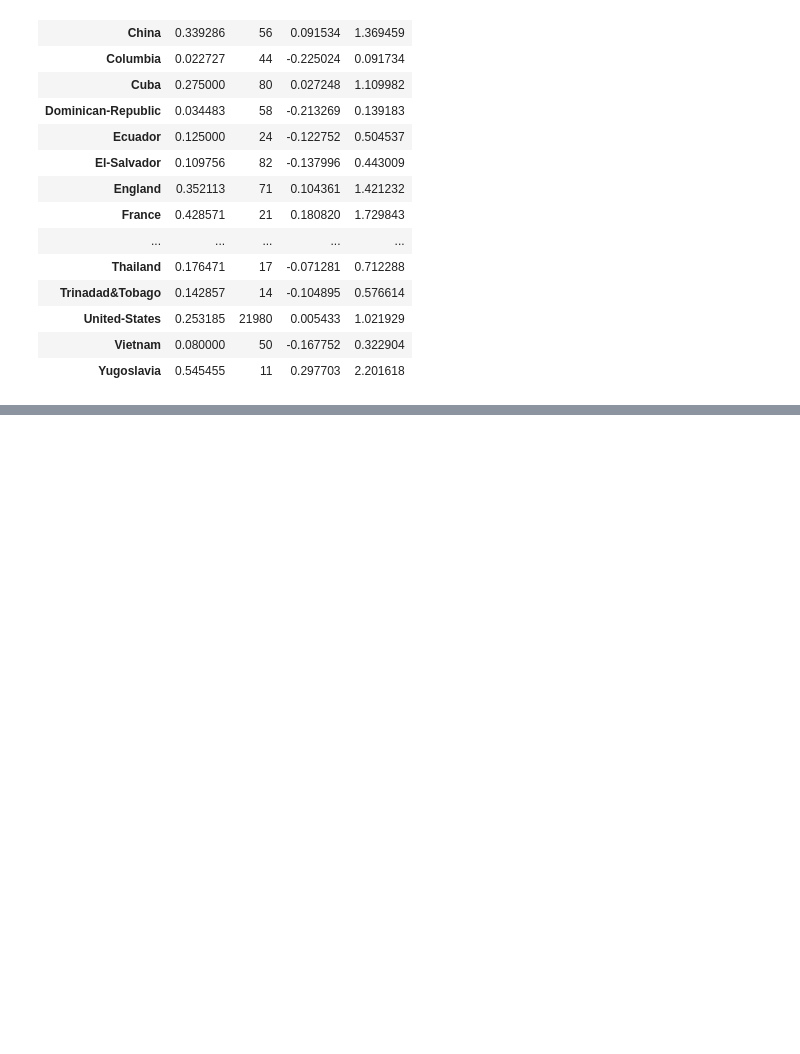
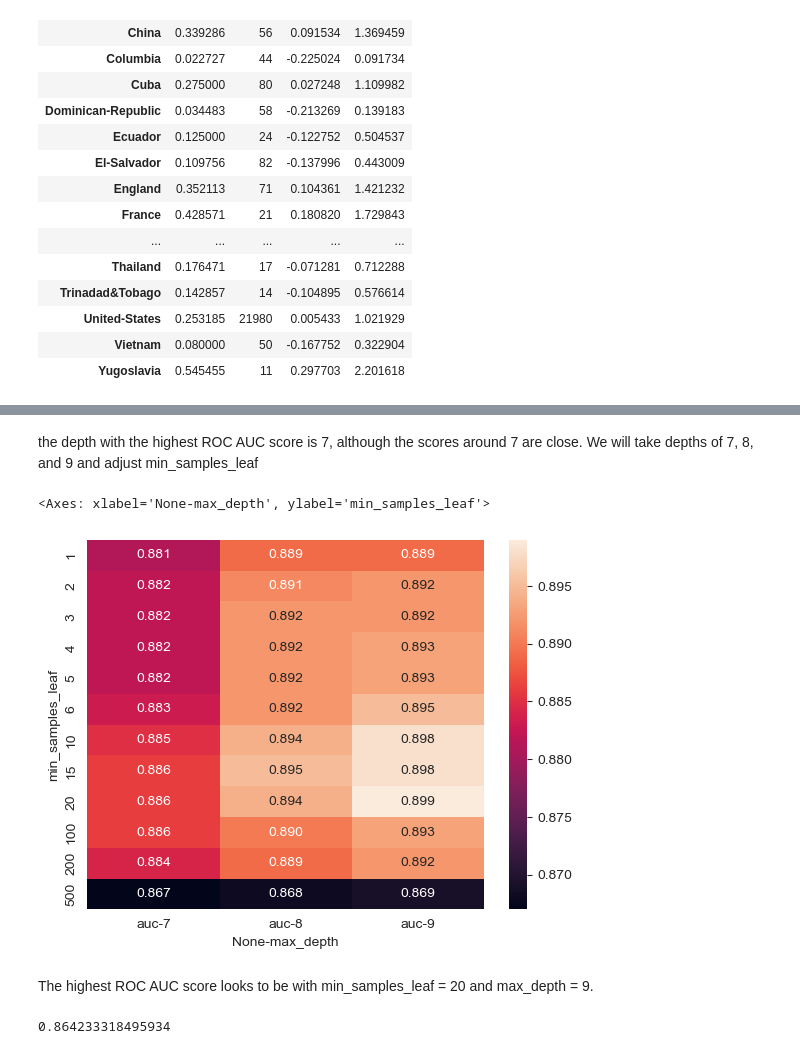
Before and after one commit to ANKershaw/Income_Prediction, a Jupyter notebook: notebook.ipynb, the cells around one changed output, grey strips where cells are left out. Saved outputs shown, nothing was run; the diff lists cells and outputs as text; code cells hidden in the pictures; blank space fills up the shorter version.

```diff
--- a/notebook.ipynb
+++ b/notebook.ipynb
@@ -424,0 +465,12 @@ using c value of:
+# %%
+# decision trees don't need scaling so I will remove that
+dv = DictVectorizer(sparse=False)
+X_train = dv.fit_transform(df_train.to_dict('records'))
+X_val = dv.transform(df_val.to_dict('records'))
+
+dt = DecisionTreeClassifier(random_state=1)
+dt.fit(X_train, y_train)
+y_tree_pred = dt.predict_proba(X_val)[:,1]
+# %%
+tree_auc = roc_auc_score(y_val, y_tree_pred)
+tree_auc
@@ -424,0 +481,11 @@ using c value of:
+# %%
+depth_results = []
+for d in [1, 2, 3, 4, 5, 6, 7, 8, 9, 10, 11, 12, 13, None]:
+	    dt = DecisionTreeClassifier(max_depth=d)
+	    dt.fit(X_train, y_train)
+	    y_tree_pred = dt.predict_proba(X_val)[:,1]
+	    tree_auc = roc_auc_score(y_val, y_tree_pred)
+	    depth_results.append([d, tree_auc])
+
+depth_results = pd.DataFrame(depth_results, columns=['d', 'tree_auc'])
+print(depth_results)
@@ -424,0 +508,31 @@ using c value of:
+# %% [markdown]
+the depth with the highest ROC AUC score is 7, although the scores around 7 are close.
+We will take depths of 7, 8, and 9 and adjust min_samples_leaf
+# %%
+leaf_results = []
+
+for d in [7, 8, 9]:
+    for s in [1, 2, 3, 4, 5, 6, 10, 15, 20, 100, 200, 500]:
+        dt = DecisionTreeClassifier(max_depth=d, min_samples_leaf=s)
+        dt.fit(X_train, y_train)
+        y_leaf_pred = dt.predict_proba(X_val)[:,1]
+        leaf_auc = roc_auc_score(y_val, y_leaf_pred)
+        leaf_results.append([d, s, leaf_auc])
+
+leaf_results = pd.DataFrame(leaf_results, columns=['max_depth', 'min_samples_leaf', 'auc'])
+leaf_results_pivot = leaf_results.pivot(index=['min_samples_leaf'], columns=['max_depth'], values=['auc']).round(3)
+sns.heatmap(leaf_results_pivot, annot=True, fmt='.3f')
+# %% [output]
+<Axes: xlabel='None-max_depth', ylabel='min_samples_leaf'>
+[figure, added]
+# %% [markdown]
+The highest ROC AUC score looks to be with min_samples_leaf = 20 and max_depth = 9.
+# %%
+## Model 2B - Decision Tree Random Forest
+rf = RandomForestClassifier(n_estimators=10, random_state=1)
+rf.fit(X_train, y_train)
+y_forest_pred = rf.predict_proba(X_val)[:,1]
+forest_auc = roc_auc_score(y_val, y_forest_pred)
+display(forest_auc)
+# %% [output]
+0.864233318495934
```
Also changed, not shown: parts of 25 cells of this notebook, 12 other files.
